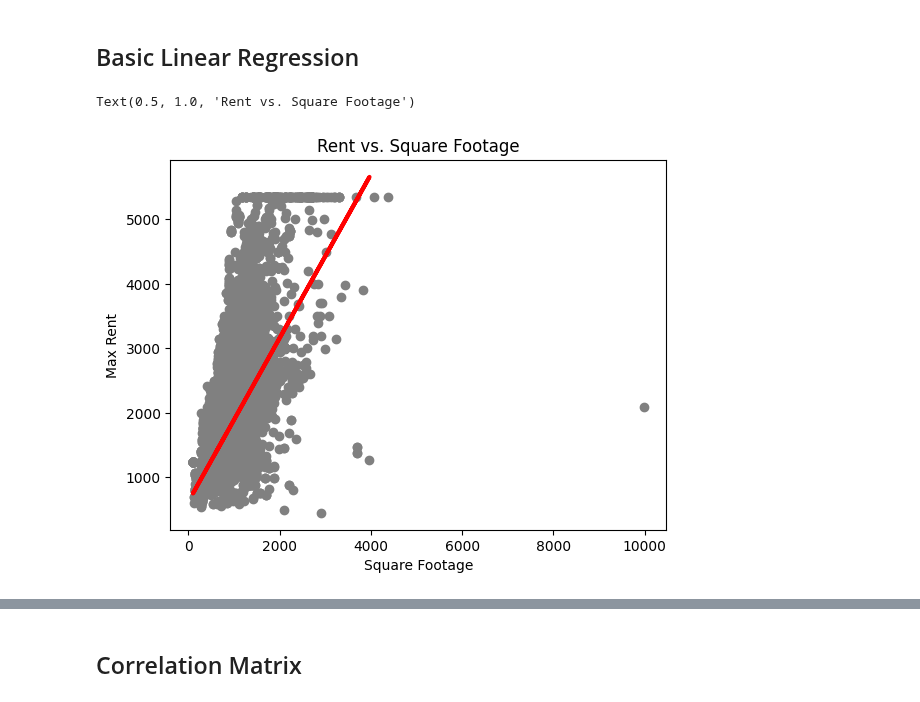
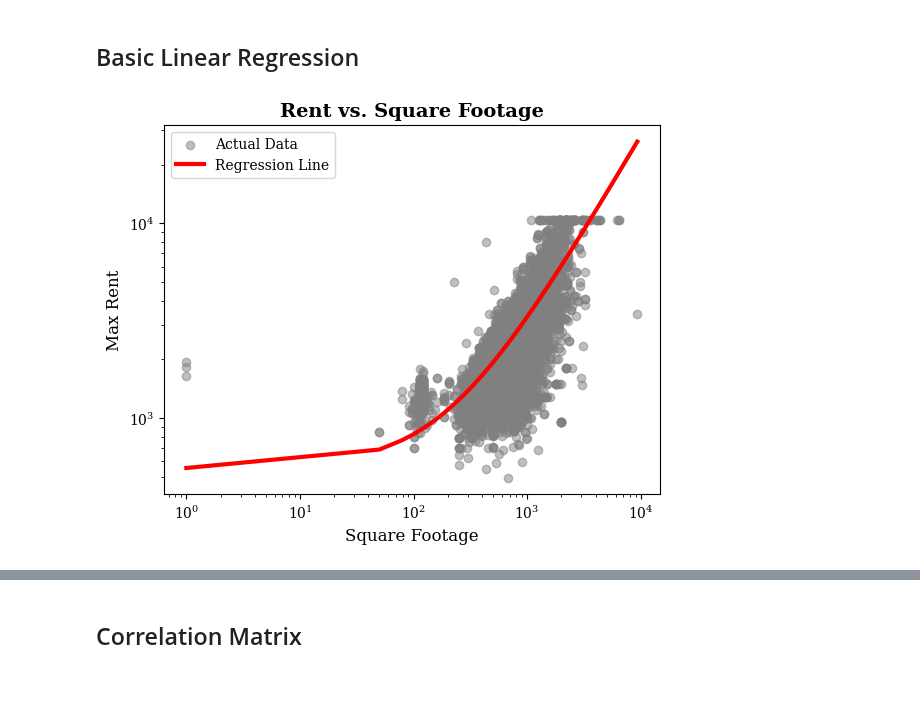
Before and after one commit to jackyeung99/proj_apartment-finder, a Jupyter notebook: notebooks/exploratory_data_analysis.ipynb, the cells around one changed output, grey strips where cells are left out. Drawn from its saved outputs; the diff is of its cells as text; code cells hidden in the pictures.

```diff
--- a/notebooks/exploratory_data_analysis.ipynb
+++ b/notebooks/exploratory_data_analysis.ipynb
@@ -106,20 +120,26 @@ plt.show()
 # %% [markdown]
 ## Basic Linear Regression
 # %%
-lin_regress_data = main_data[main_data['SquareFootage'].notna()]
+lin_regress_data = main_data[main_data['SquareFootage'].notna()].sort_values(by= ['SquareFootage'])
 
 X = lin_regress_data[['SquareFootage']]
 y = lin_regress_data['RentPrice']
-X_train, X_test, y_train, y_test = train_test_split(X, y, test_size=0.2, random_state=42)
+
+# # Fit the model
 model = LinearRegression()
-model.fit(X_train, y_train)
-y_pred = model.predict(X_test)
+model.fit(X, y)
+y_pred = model.predict(X)
 
-plt.scatter(lin_regress_data['SquareFootage'], lin_regress_data['RentPrice'], color='grey')
-plt.plot(X_test, y_pred, color='red', linewidth=3, label='Predicted Rent')
+plt.scatter(lin_regress_data['SquareFootage'], lin_regress_data['RentPrice'], color='grey', alpha=0.5, label='Actual Data')
+plt.plot(X, y_pred, color='red', linewidth=3, label='Regression Line')
+
+# Labels and title
 plt.xlabel('Square Footage')
 plt.ylabel('Max Rent')
+plt.yscale('log')
+plt.xscale('log')
 plt.title('Rent vs. Square Footage')
+plt.legend()
+plt.show()
 # %% [output]
-Text(0.5, 1.0, 'Rent vs. Square Footage')
-[figure, old version]
+[figure, new version]
```
Also changed, not shown: parts of 9 cells of this notebook, 5 other files.
